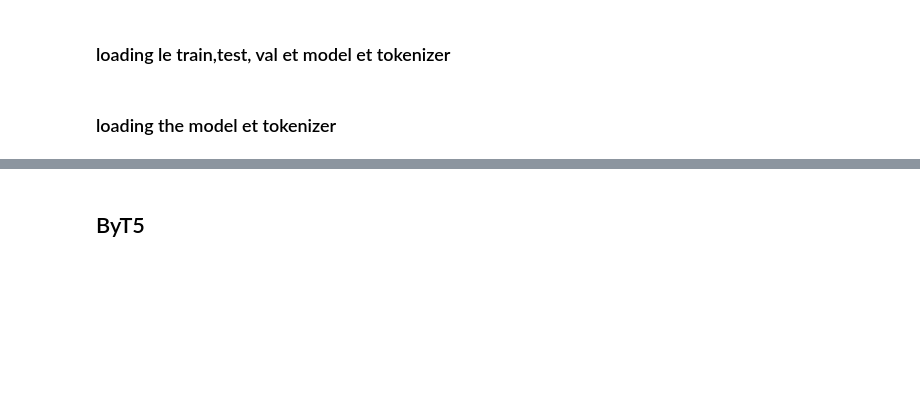
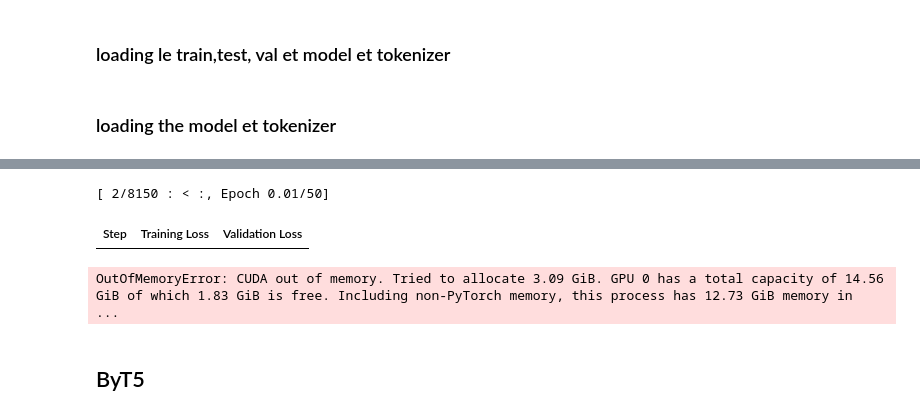
Before and after one commit to koubra-gaby/Chadian_arabic-update, a Jupyter notebook: Notebooks/training.ipynb, the cells around one changed output, grey strips where cells are left out. Drawn from its saved outputs; the diff is of its cells as text; code cells hidden in the pictures; blank space fills up the shorter version.

```diff
--- a/Notebooks/training.ipynb
+++ b/Notebooks/training.ipynb
@@ -19,5 +311,7 @@ nllb = "facebook/nllb-200-distilled-600M"
 # model = AutoModelForSeq2SeqLM.from_pretrained(modele_name)
 # tokenizer = AutoTokenizer.from_pretrained(modele_name)
 # %%
-trainer = training(nllb, train_test_val_dataset)
-trainer.train()
+trainer_nllb, nllb_evaluation = training(nllb, train_test_val_dataset)
+
+nllb_evaluation
+# %% [output]
@@ -23,0 +319,3 @@ trainer.train()
+[ 2/8150 : < :, Epoch 0.01/50]
+| Step | Training Loss | Validation Loss |
+OutOfMemoryError: CUDA out of memory. Tried to allocate 3.09 GiB. GPU 0 has a total capacity of 14.56 GiB of which 1.83 GiB is free. Including non-PyTorch memory, this process has 12.73 GiB memory in  ...
```
Also changed, not shown: parts of 14 cells of this notebook, 23 other files.
